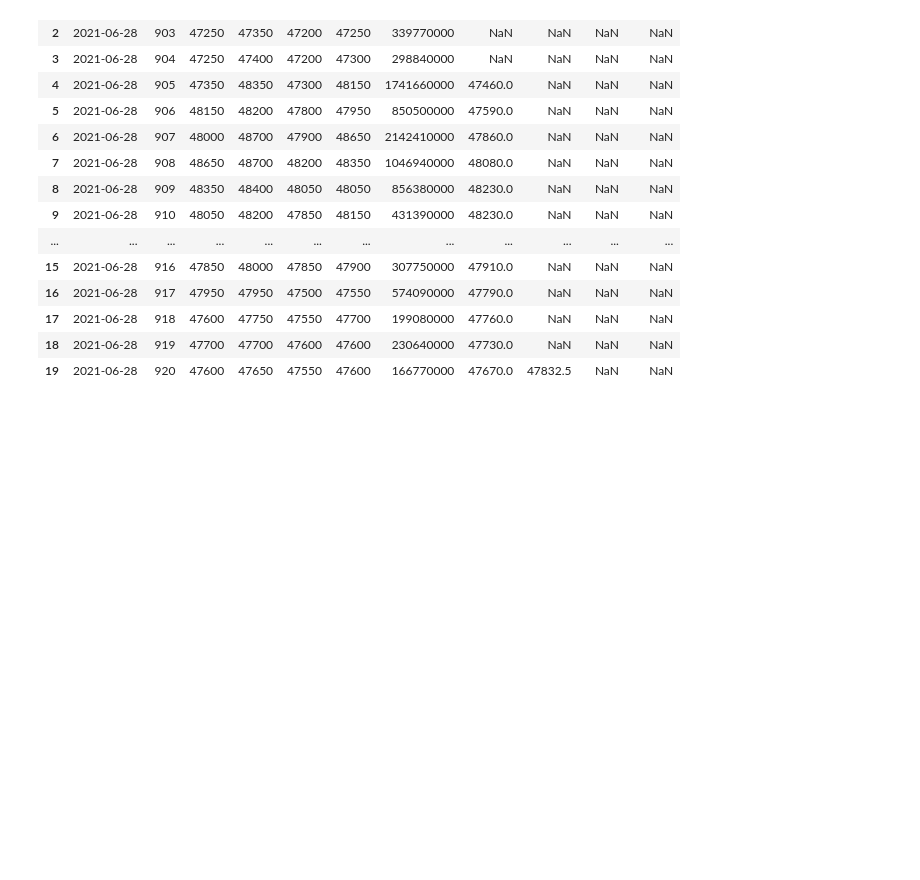
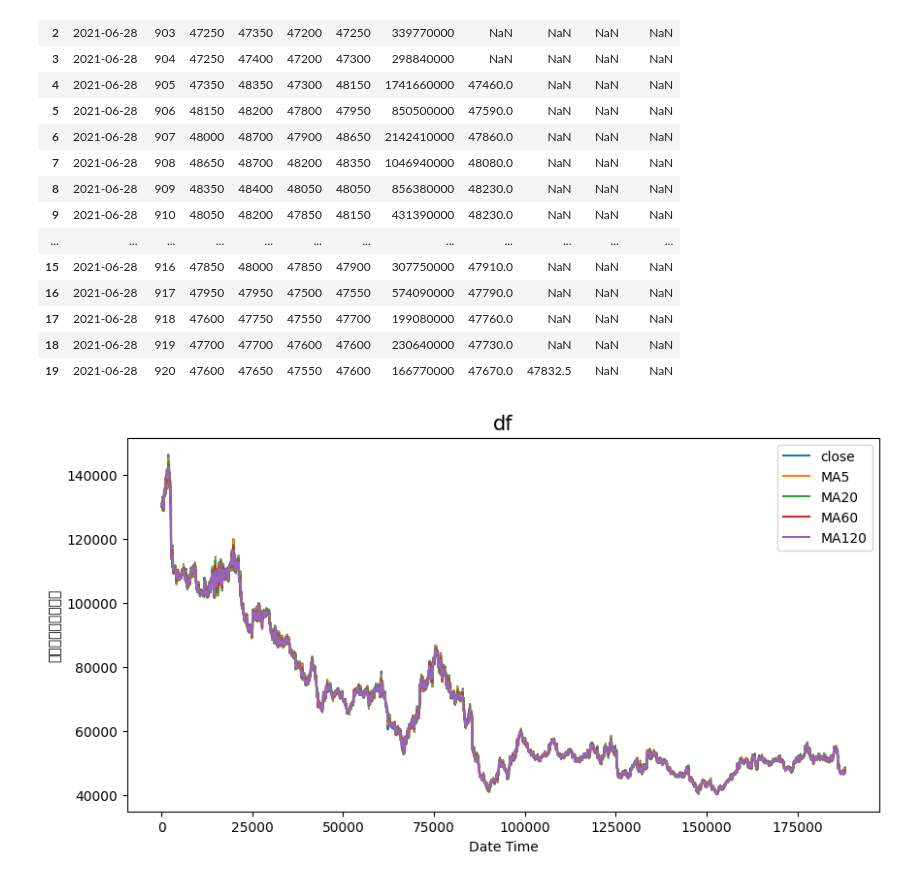
Before and after one commit to yeijeong/dl-dev, a Jupyter notebook: ssuyan/DAISHIN/jusik_db.ipynb, the cells around one changed output. Saved outputs shown, nothing was run; the diff lists cells and outputs as text; code cells hidden in the pictures; blank space fills up the shorter version.

```diff
--- a/ssuyan/DAISHIN/jusik_db.ipynb
+++ b/ssuyan/DAISHIN/jusik_db.ipynb
@@ -171,3 +167,14 @@ b.head(20)
 date_index = abs(df['MA20']-df['MA60']).sort_values().head(10).index
 #해당 주식의 20일 이동평균과 60일 이동평균을 이용하여 구한 최적의 매매시점은 다음과 같다.(date_index)
 #여기서 반환해주는 날짜는 + - 1일을 기준으로 ma20과 ma60이 교차하는 날짜인 즉, cross 날짜가 된다.
+# %%
+fig, ax = plt.subplots(figsize=(10,5))
+
+ax.set_title('df', fontsize=15)
+ax.set_ylabel("한화에어로스페이스")
+ax.set_xlabel("Date Time")
+ax.plot(df.index, df[['close','MA5','MA20', 'MA60', 'MA120']])
+ax.legend(['close','MA5','MA20', 'MA60', 'MA120'])
+plt.show()
+# %% [output]
+[figure, added]
```
Also changed, not shown: parts of 8 cells of this notebook, 3 other files.
